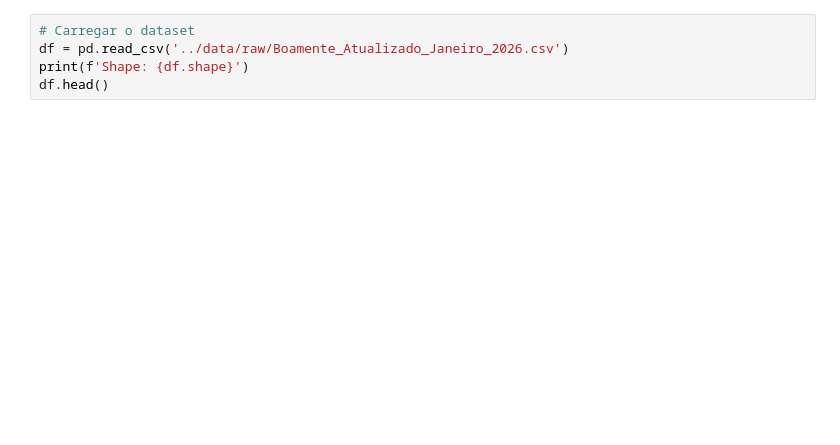
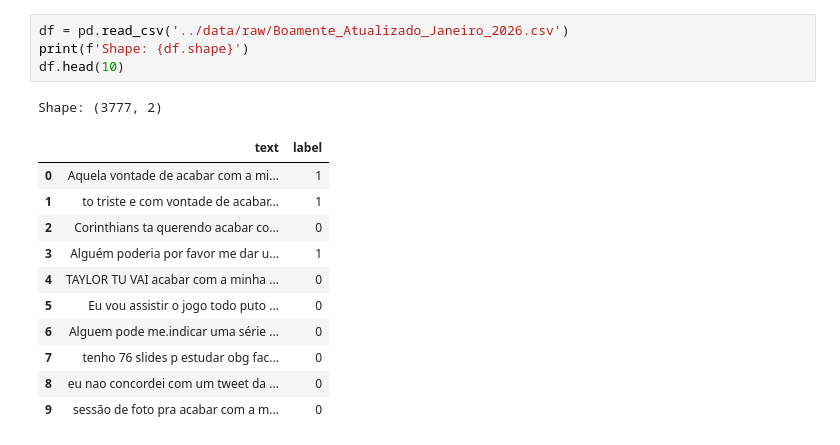
Before and after one commit to pduartedev/tcc-ideacao-suicida, a Jupyter notebook: notebooks/01_exploratory_analysis.ipynb, the cells around one changed output. Cells and saved outputs as stored; diff of their text form; blank space fills up the shorter version.

```diff
--- a/notebooks/01_exploratory_analysis.ipynb
+++ b/notebooks/01_exploratory_analysis.ipynb
@@ -13,5 +41,17 @@ sns.set_theme(style='whitegrid')
 # %%
-# Carregar o dataset
 df = pd.read_csv('../data/raw/Boamente_Atualizado_Janeiro_2026.csv')
 print(f'Shape: {df.shape}')
-df.head()
+df.head(10)
+# %% [output]
+Shape: (3777, 2)
+|  | text | label |
+| 0 | Aquela vontade de acabar com a mi... | 1 |
+| 1 | to triste e com vontade de acabar... | 1 |
+| 2 | Corinthians ta querendo acabar co... | 0 |
+| 3 | Alguém poderia por favor me dar u... | 1 |
+| 4 | TAYLOR TU VAI acabar com a minha ... | 0 |
+| 5 | Eu vou assistir o jogo todo puto ... | 0 |
+| 6 | Alguem pode me.indicar uma série ... | 0 |
+| 7 | tenho 76 slides p estudar obg fac... | 0 |
+| 8 | eu nao concordei com um tweet da ... | 0 |
+| 9 | sessão de foto pra acabar com a m... | 0 |
```
Also changed, not shown: parts of 19 cells of this notebook, 8 other files.
